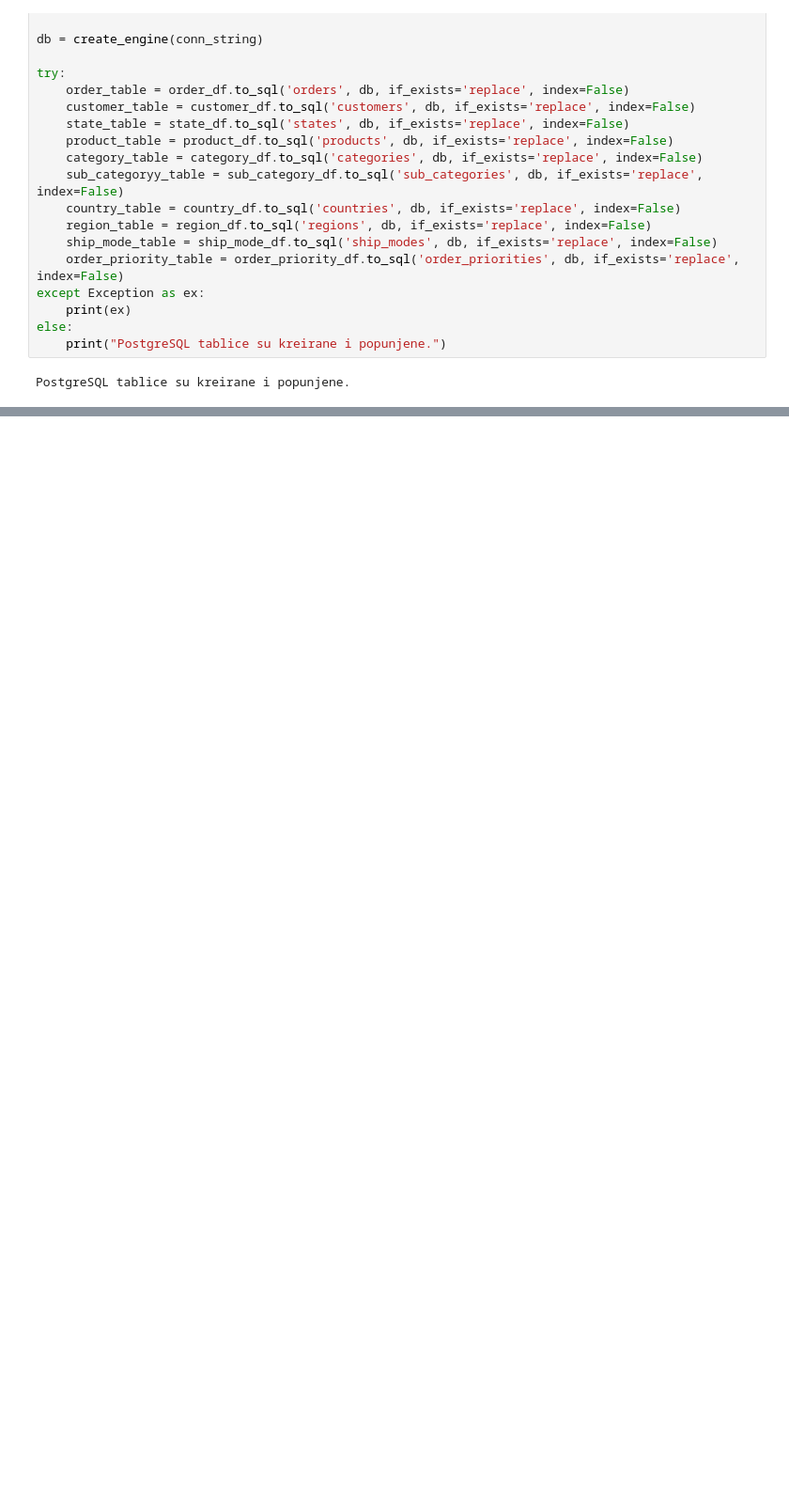
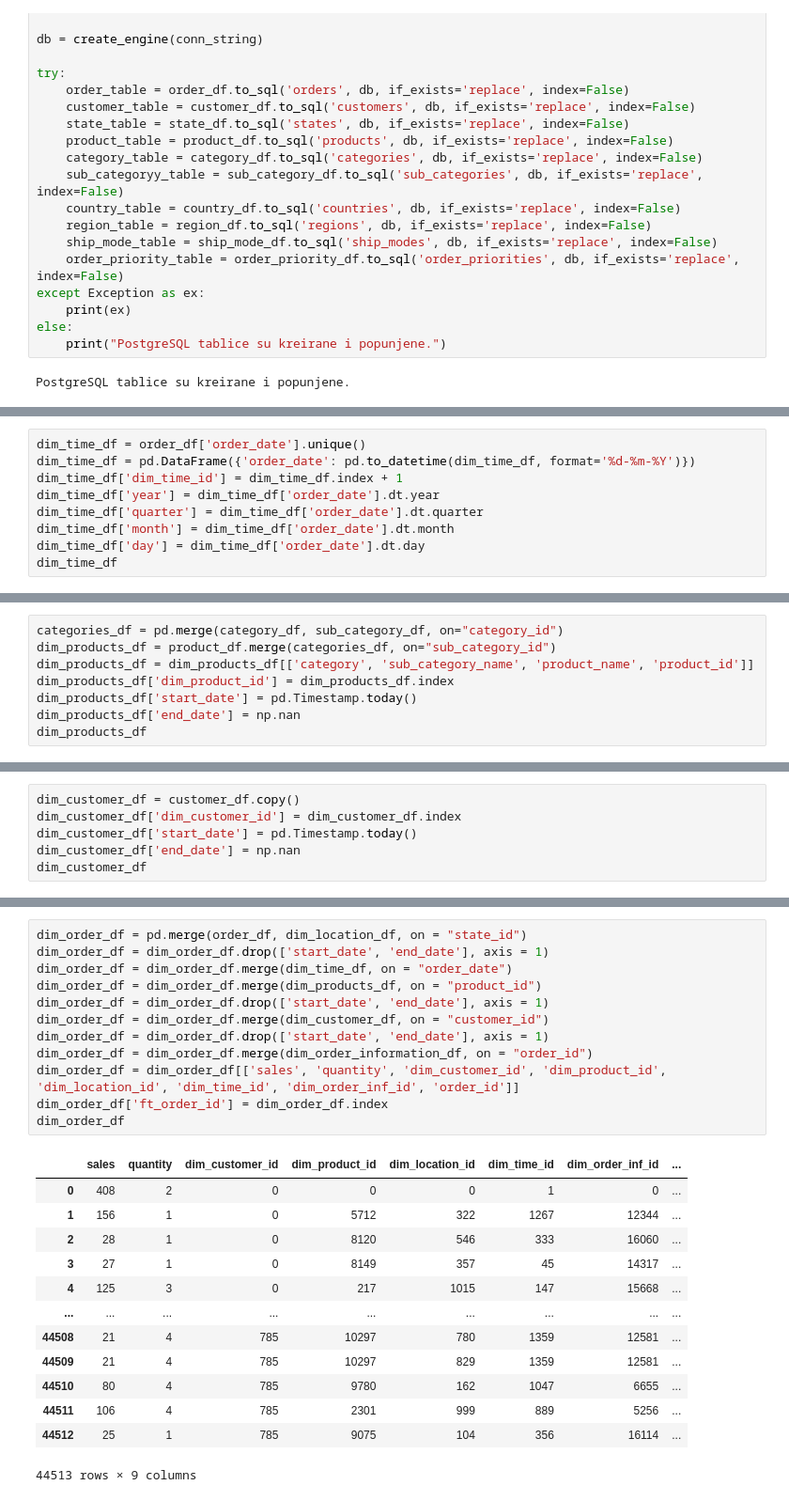
Before and after one commit to thomassiard/SPI-Projekt, a Jupyter notebook: superstore.ipynb, the cells around one changed output, grey strips where cells are left out. Shown at 94% size. Cells and saved outputs as stored; diff of their text form; blank space fills up the shorter version.

```diff
--- a/superstore.ipynb
+++ b/superstore.ipynb
@@ -407,0 +433,9 @@ PostgreSQL tablice su kreirane i popunjene.
+# %%
+dim_time_df = order_df['order_date'].unique()
+dim_time_df = pd.DataFrame({'order_date': pd.to_datetime(dim_time_df, format='%d-%m-%Y')})
+dim_time_df['dim_time_id'] = dim_time_df.index + 1
+dim_time_df['year'] = dim_time_df['order_date'].dt.year
+dim_time_df['quarter'] = dim_time_df['order_date'].dt.quarter
+dim_time_df['month'] = dim_time_df['order_date'].dt.month
+dim_time_df['day'] = dim_time_df['order_date'].dt.day
+dim_time_df
@@ -407,0 +456,8 @@ PostgreSQL tablice su kreirane i popunjene.
+# %%
+categories_df = pd.merge(category_df, sub_category_df, on="category_id")
+dim_products_df = product_df.merge(categories_df, on="sub_category_id")
+dim_products_df = dim_products_df[['category', 'sub_category_name', 'product_name', 'product_id']]
+dim_products_df['dim_product_id'] = dim_products_df.index
+dim_products_df['start_date'] = pd.Timestamp.today()
+dim_products_df['end_date'] = np.nan
+dim_products_df
@@ -407,0 +478,6 @@ PostgreSQL tablice su kreirane i popunjene.
+# %%
+dim_customer_df = customer_df.copy()
+dim_customer_df['dim_customer_id'] = dim_customer_df.index
+dim_customer_df['start_date'] = pd.Timestamp.today()
+dim_customer_df['end_date'] = np.nan
+dim_customer_df
@@ -407,0 +520,26 @@ PostgreSQL tablice su kreirane i popunjene.
+# %%
+dim_order_df = pd.merge(order_df, dim_location_df, on = "state_id")
+dim_order_df = dim_order_df.drop(['start_date', 'end_date'], axis = 1)
+dim_order_df = dim_order_df.merge(dim_time_df, on = "order_date")
+dim_order_df = dim_order_df.merge(dim_products_df, on = "product_id")
+dim_order_df = dim_order_df.drop(['start_date', 'end_date'], axis = 1)
+dim_order_df = dim_order_df.merge(dim_customer_df, on = "customer_id")
+dim_order_df = dim_order_df.drop(['start_date', 'end_date'], axis = 1)
+dim_order_df = dim_order_df.merge(dim_order_information_df, on = "order_id")
+dim_order_df = dim_order_df[['sales', 'quantity', 'dim_customer_id', 'dim_product_id', 'dim_location_id', 'dim_time_id', 'dim_order_inf_id', 'order_id']]
+dim_order_df['ft_order_id'] = dim_order_df.index
+dim_order_df
+# %% [output]
+|  | sales | quantity | dim_customer_id | dim_product_id | dim_location_id | dim_time_id | dim_order_inf_id | ... |
+| 0 | 408 | 2 | 0 | 0 | 0 | 1 | 0 | ... |
+| 1 | 156 | 1 | 0 | 5712 | 322 | 1267 | 12344 | ... |
+| 2 | 28 | 1 | 0 | 8120 | 546 | 333 | 16060 | ... |
+| 3 | 27 | 1 | 0 | 8149 | 357 | 45 | 14317 | ... |
+| 4 | 125 | 3 | 0 | 217 | 1015 | 147 | 15668 | ... |
+| ... | ... | ... | ... | ... | ... | ... | ... | ... |
+| 44508 | 21 | 4 | 785 | 10297 | 780 | 1359 | 12581 | ... |
+| 44509 | 21 | 4 | 785 | 10297 | 829 | 1359 | 12581 | ... |
+| 44510 | 80 | 4 | 785 | 9780 | 162 | 1047 | 6655 | ... |
+| 44511 | 106 | 4 | 785 | 2301 | 999 | 889 | 5256 | ... |
+| 44512 | 25 | 1 | 785 | 9075 | 104 | 356 | 16114 | ... |
+44513 rows × 9 columns
```
Also changed, not shown: parts of 9 cells of this notebook, 2 other files.
